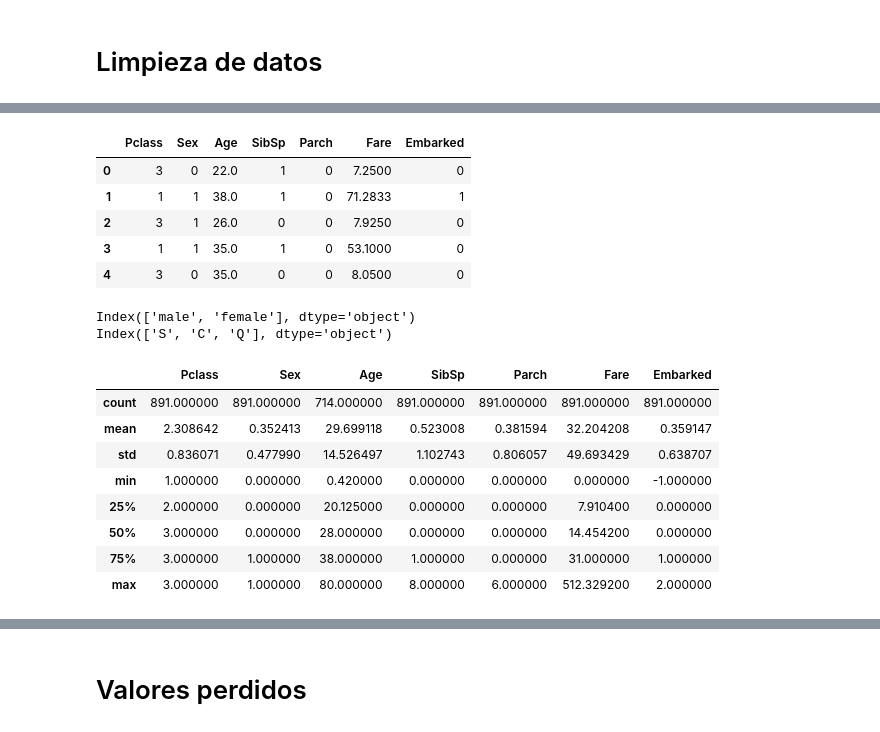
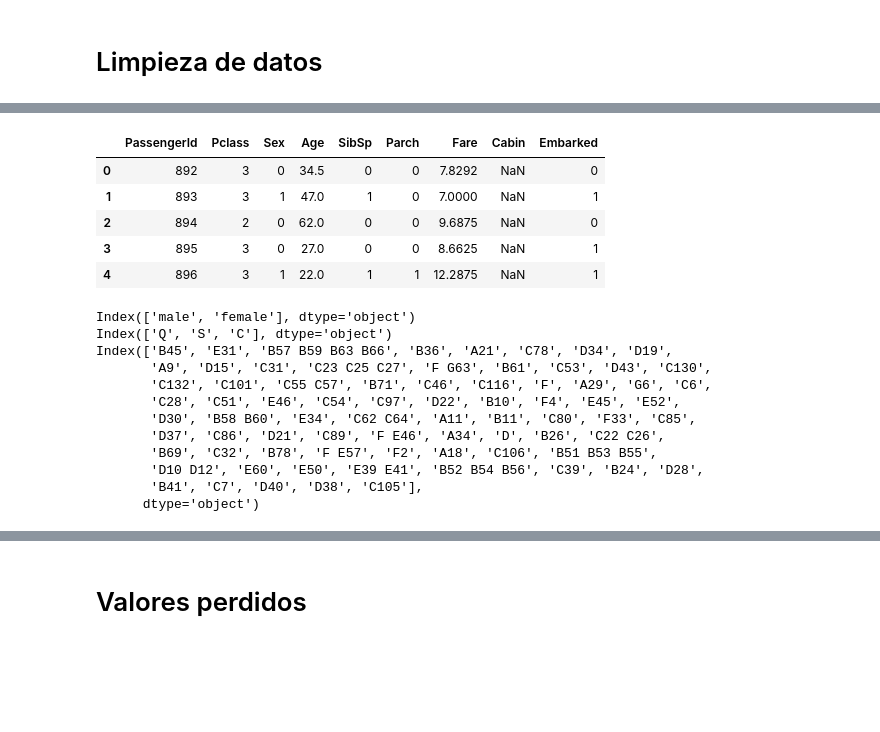
Before and after one commit to dmar10862/uoc_tipologia_y_ciclo_de_vida_de_los_datos_practica_2, a Jupyter notebook: src/UOC_M2851_DataAnalysis.ipynb, the cells around one changed output, grey strips where cells are left out. Drawn from its saved outputs; the diff is of its cells as text; code cells hidden in the pictures; blank space fills up the shorter version.

```diff
--- a/src/UOC_M2851_DataAnalysis.ipynb
+++ b/src/UOC_M2851_DataAnalysis.ipynb
@@ -119,9 +119,9 @@ display(X_test.head())
 | 2 | 894 | 2 | Myles, Mr. Thomas Francis | male | 62.0 | 0 | 0 | 240276 | 9.6875 | NaN | ... |
 | 3 | 895 | 3 | Wirz, Mr. Albert | male | 27.0 | 0 | 0 | 315154 | 8.6625 | NaN | ... |
 | 4 | 896 | 3 | Hirvonen, Mrs. Alexander (Helga E... | female | 22.0 | 1 | 1 | 3101298 | 12.2875 | NaN | ... |
+# %%
+# Deajar solo variables útiles
+X = X.drop(columns=['Ticket', 'Name'])
+X_test = X_test.drop(columns=['Ticket', 'Name'])
 # %% [markdown]
 # Limpieza de datos
-# %%
-# Deajar solo variables útiles
-X = X[['Pclass', 'Sex', 'Age', 'SibSp', 'Parch', 'Fare', 'Embarked']]
-X_test = X_test[['Pclass', 'Sex', 'Age', 'SibSp', 'Parch', 'Fare', 'Embarked']]
@@ -140,28 +165,30 @@ display(X.describe())
 # %%
 # Convertir variables en numéricas
-X['Sex'], sex = pd.factorize(X['Sex'])
-X['Embarked'], embarked = pd.factorize(X['Embarked'])
-display(X.head())
+X_test['Sex'], sex = pd.factorize(X_test['Sex'])
+X_test['Embarked'], embarked = pd.factorize(X_test['Embarked'])
+X_test['Cabin'], cabin = pd.factorize(X_test['Cabin'])
+X_test['Cabin'] = X_test['Cabin'].replace(-1,np.nan)
+
+display(X_test.head())
 print(sex)
 print(embarked)
+print(cabin)
 # %% [output]
-|  | Pclass | Sex | Age | SibSp | Parch | Fare | Embarked |
-| 0 | 3 | 0 | 22.0 | 1 | 0 | 7.2500 | 0 |
-| 1 | 1 | 1 | 38.0 | 1 | 0 | 71.2833 | 1 |
-| 2 | 3 | 1 | 26.0 | 0 | 0 | 7.9250 | 0 |
-| 3 | 1 | 1 | 35.0 | 1 | 0 | 53.1000 | 0 |
-| 4 | 3 | 0 | 35.0 | 0 | 0 | 8.0500 | 0 |
+|  | PassengerId | Pclass | Sex | Age | SibSp | Parch | Fare | Cabin | Embarked |
+| 0 | 892 | 3 | 0 | 34.5 | 0 | 0 | 7.8292 | NaN | 0 |
+| 1 | 893 | 3 | 1 | 47.0 | 1 | 0 | 7.0000 | NaN | 1 |
+| 2 | 894 | 2 | 0 | 62.0 | 0 | 0 | 9.6875 | NaN | 0 |
+| 3 | 895 | 3 | 0 | 27.0 | 0 | 0 | 8.6625 | NaN | 1 |
+| 4 | 896 | 3 | 1 | 22.0 | 1 | 1 | 12.2875 | NaN | 1 |
 Index(['male', 'female'], dtype='object')
-Index(['S', 'C', 'Q'], dtype='object')
+Index(['Q', 'S', 'C'], dtype='object')
+Index(['B45', 'E31', 'B57 B59 B63 B66', 'B36', 'A21', 'C78', 'D34', 'D19',
+       'A9', 'D15', 'C31', 'C23 C25 C27', 'F G63', 'B61', 'C53', 'D43', 'C130',
+       'C132', 'C101', 'C55 C57', 'B71', 'C46', 'C116', 'F', 'A29', 'G6', 'C6',
+       'C28', 'C51', 'E46', 'C54', 'C97', 'D22', 'B10', 'F4', 'E45', 'E52',
+       'D30', 'B58 B60', 'E34', 'C62 C64', 'A11', 'B11', 'C80', 'F33', 'C85',
+       'D37', 'C86', 'D21', 'C89', 'F E46', 'A34', 'D', 'B26', 'C22 C26',
+       'B69', 'C32', 'B78', 'F E57', 'F2', 'A18', 'C106', 'B51 B53 B55',
+       'D10 D12', 'E60', 'E50', 'E39 E41', 'B52 B54 B56', 'C39', 'B24', 'D28',
+       'B41', 'C7', 'D40', 'D38', 'C105'],
+      dtype='object')
-# %%
-display(X.describe())
-# %% [output]
-|  | Pclass | Sex | Age | SibSp | Parch | Fare | Embarked |
-| count | 891.000000 | 891.000000 | 714.000000 | 891.000000 | 891.000000 | 891.000000 | 891.000000 |
-| mean | 2.308642 | 0.352413 | 29.699118 | 0.523008 | 0.381594 | 32.204208 | 0.359147 |
-| std | 0.836071 | 0.477990 | 14.526497 | 1.102743 | 0.806057 | 49.693429 | 0.638707 |
-| min | 1.000000 | 0.000000 | 0.420000 | 0.000000 | 0.000000 | 0.000000 | -1.000000 |
-| 25% | 2.000000 | 0.000000 | 20.125000 | 0.000000 | 0.000000 | 7.910400 | 0.000000 |
-| 50% | 3.000000 | 0.000000 | 28.000000 | 0.000000 | 0.000000 | 14.454200 | 0.000000 |
-| 75% | 3.000000 | 1.000000 | 38.000000 | 1.000000 | 0.000000 | 31.000000 | 1.000000 |
-| max | 3.000000 | 1.000000 | 80.000000 | 8.000000 | 6.000000 | 512.329200 | 2.000000 |
```
Also changed, not shown: parts of 13 cells of this notebook.
